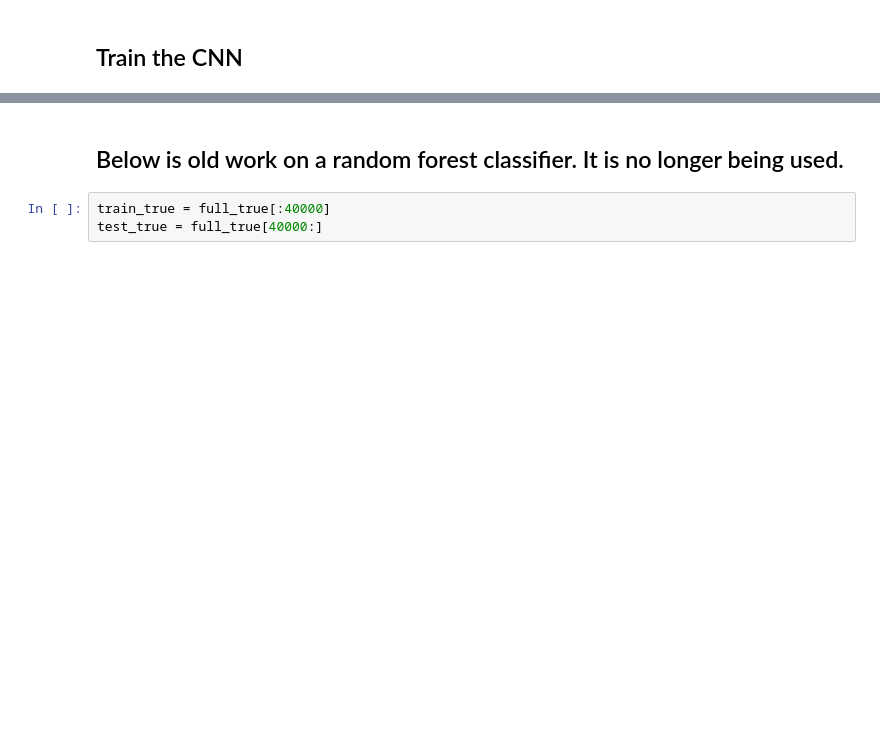
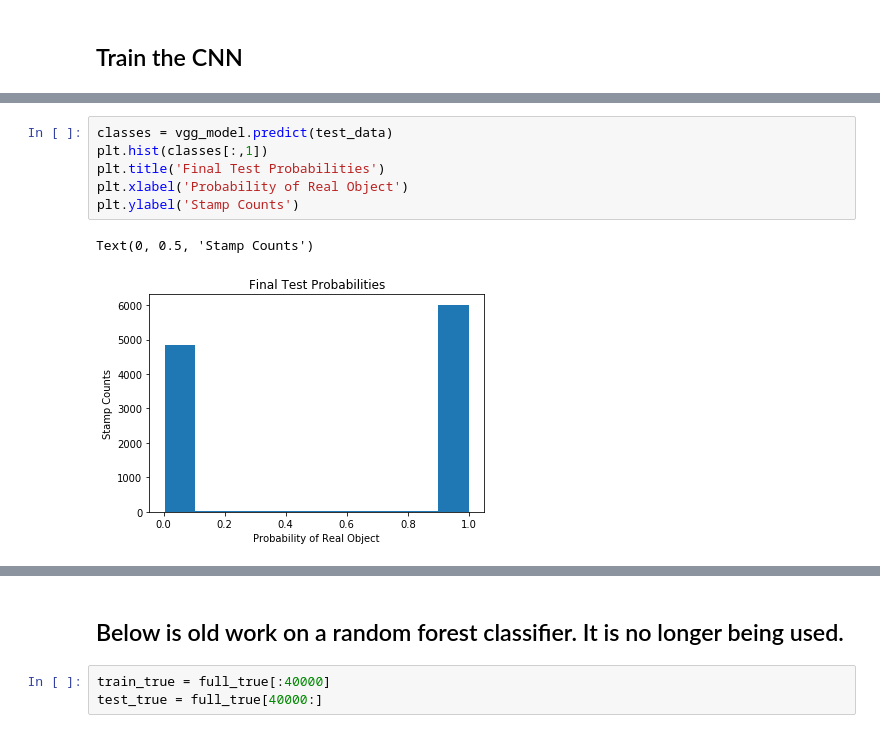
Before and after one commit to dirac-institute/kbmod, a Jupyter notebook: notebooks/ml_stamp_classifier.ipynb, the cells around one changed output, grey strips where cells are left out. Saved outputs shown, nothing was run; the diff lists cells and outputs as text; blank space fills up the shorter version.

```diff
--- a/notebooks/ml_stamp_classifier.ipynb
+++ b/notebooks/ml_stamp_classifier.ipynb
@@ -308,0 +458,9 @@ plt.xlabel('Predicted probability of being a real object')
+# %%
+classes = vgg_model.predict(test_data)
+plt.hist(classes[:,1])
+plt.title('Final Test Probabilities')
+plt.xlabel('Probability of Real Object')
+plt.ylabel('Stamp Counts')
+# %% [output]
+Text(0, 0.5, 'Stamp Counts')
+[figure, added]
```
Also changed, not shown: parts of 16 cells of this notebook, 1 other file.
